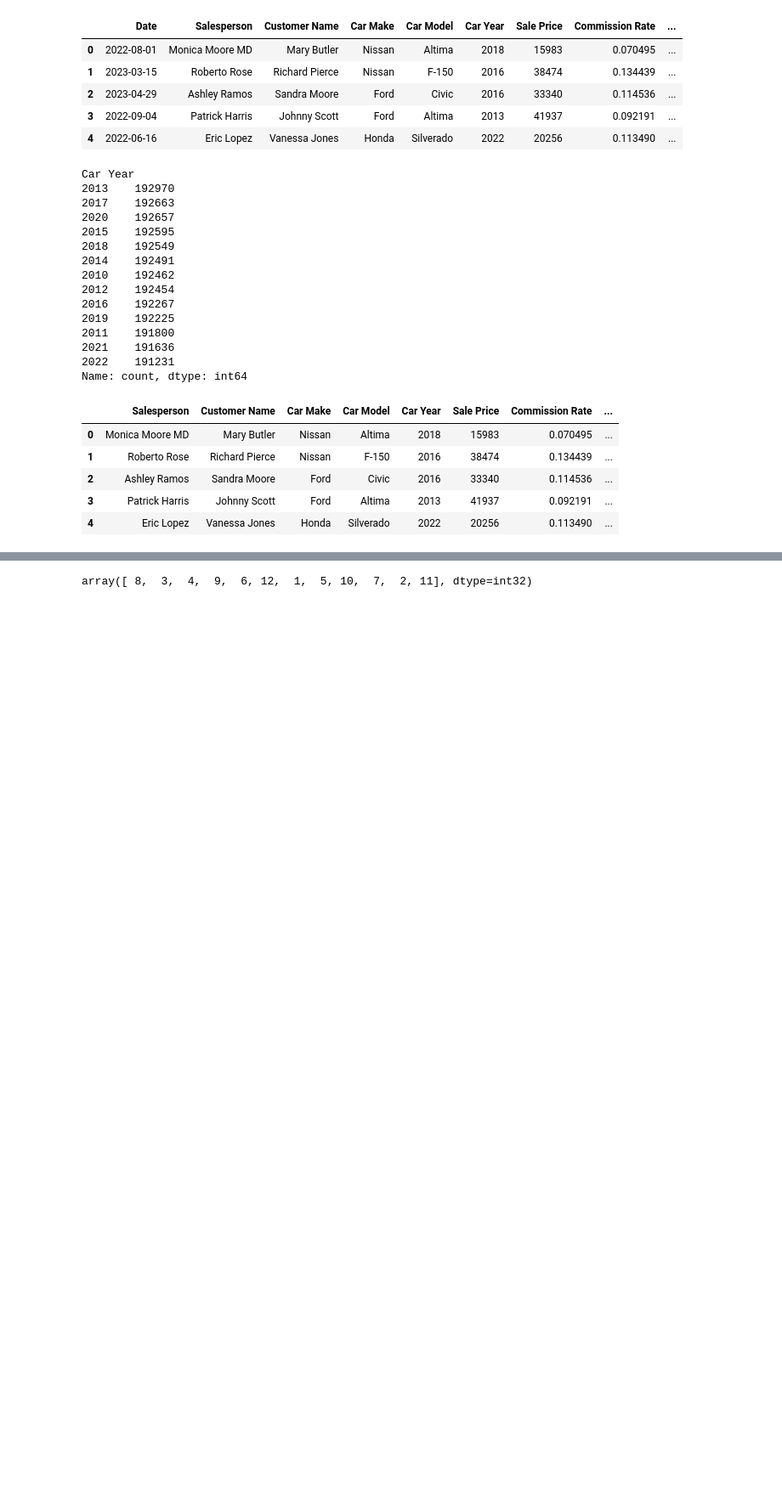
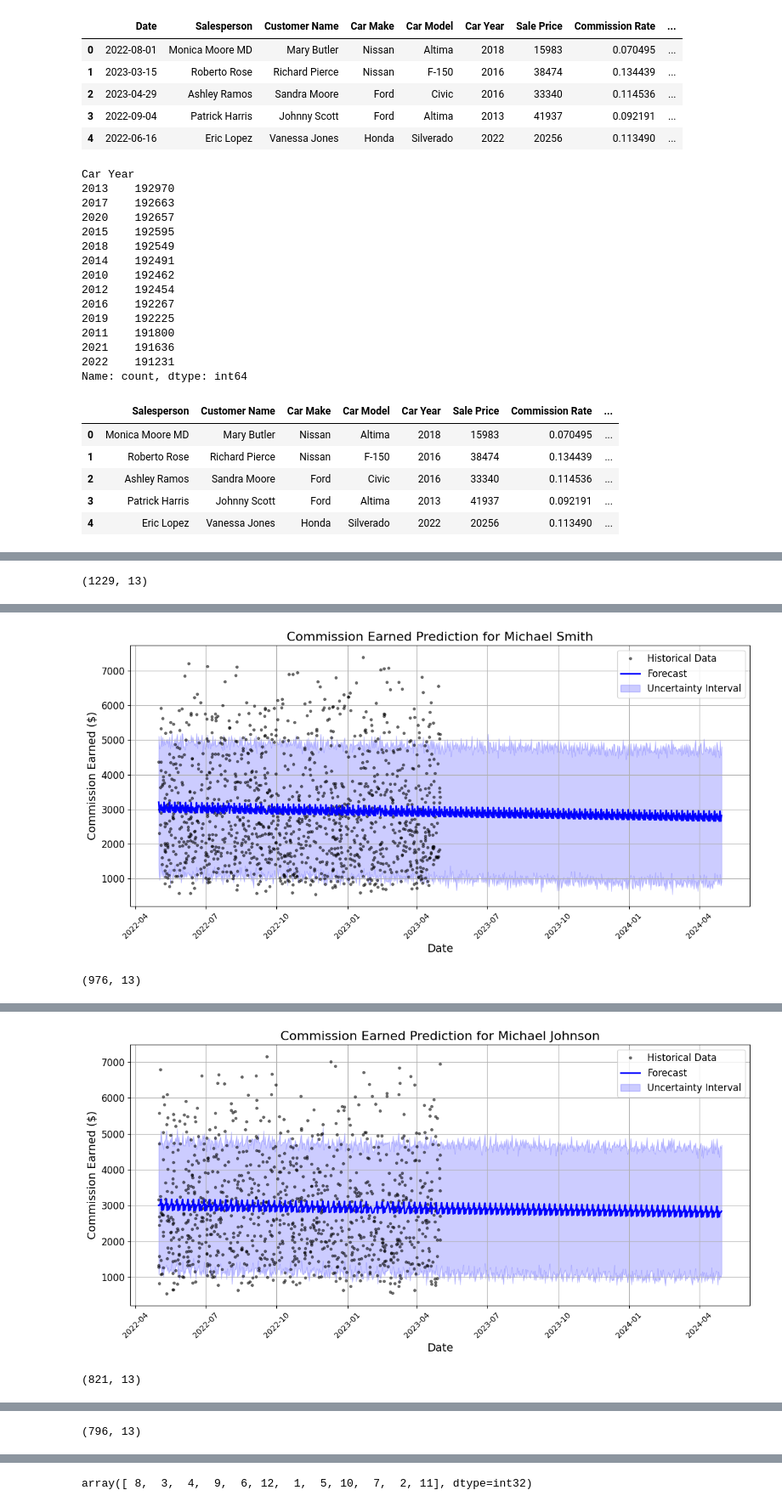
Before and after one commit to Dawittsegaye12/Car_Sales_Commission, a Jupyter notebook: Notebook/EDA.ipynb, the cells around one changed output, grey strips where cells are left out. Shown at 85% size. Drawn from its saved outputs; the diff is of its cells as text; code cells hidden in the pictures; blank space fills up the shorter version.

```diff
--- a/Notebook/EDA.ipynb
+++ b/Notebook/EDA.ipynb
@@ -169,0 +375,14 @@ df.head()
+# %%
+# Group by 'Salesperson' and sum 'Commission Earned'
+top_4_salespersons = df.groupby('Salesperson')['Commission Earned'].sum().nlargest(4).index
+
+
+# Filter the dataframe for the top 4 salespersons
+df_top_4 = df[df['Salesperson'].isin(top_4_salespersons)]
+
+# Create a 'Date' column from 'Year', 'Month', and 'Day'
+df_top_4['Date'] = pd.to_datetime(df_top_4[['Year', 'Month', 'Day']])
+
+# Now df_top_10 contains data only for the top 10 salespeople
+
+print(top_4_salespersons)
@@ -169,0 +415,60 @@ df.head()
+# %%
+# Create an empty dictionary to store the models and forecasts
+salesperson_forecasts = {}
+
+# Loop over each top salesperson
+for salesperson in top_4_salespersons:
+    # Filter the data for the current salesperson
+    df_salesperson = df_top_4[df_top_4['Salesperson'] == salesperson]
+
+    print(df_salesperson.shape)
+    # Prepare the data for Prophet
+    df_prophet = df_salesperson[['Date', 'Commission Earned']].rename(columns={'Date': 'ds', 'Commission Earned': 'y'})
+
+    # Initialize and fit the Prophet model
+    model = Prophet()
+    model.fit(df_prophet)
+
+    # Create a dataframe for future predictions (e.g., predicting the next 365 days)
+    future = model.make_future_dataframe(periods=365)
+
+    # Make predictions
+    forecast = model.predict(future)
+
+    # Store the forecast and model in the dictionary
+    ''''
+    salesperson_forecasts[salesperson] = {
+        'forecast': forecast
+    }
+    '''
+
+    plt.figure(figsize=(12,6))
+
+
+    # Plot historical data
+    plt.plot(df_prophet['ds'], df_prophet['y'], 'k.', label='Historical Data', alpha=0.5)  # Historical data
+
+    # Plot forecast line
+    plt.plot(forecast['ds'], forecast['yhat'], 'b-', label='Forecast', linewidth=2)  # Forecast line
+
+    # Plot uncertainty intervals
+    plt.fill_between(forecast['ds'], forecast['yhat_lower'], forecast['yhat_upper'], color='blue', alpha=0.2, label='Uncertainty Interval')
+
+    # Adding labels and title
+    plt.title(f'Commission Earned Prediction for {salesperson}', fontsize=16)
+    plt.xlabel('Date', fontsize=14)
+    plt.ylabel('Commission Earned ($)', fontsize=14)
+    plt.xticks(rotation=45)
+    plt.yticks(fontsize=12)
+    plt.legend(fontsize=12)
+
+    # Add grid for better readability
+    plt.grid(True)
+
+    # Adjust layout to prevent clipping
+    plt.tight_layout()
+
+    # Show the plot
+    plt.show()
+# %% [output]
+(1229, 13)
@@ -169,0 +477,2 @@ df.head()
+[figure, added]
+(976, 13)
@@ -169,0 +481,2 @@ df.head()
+[figure, added]
+(821, 13)
@@ -169,0 +486 @@ df.head()
+(796, 13)
```
Also changed, not shown: parts of 43 cells of this notebook.
